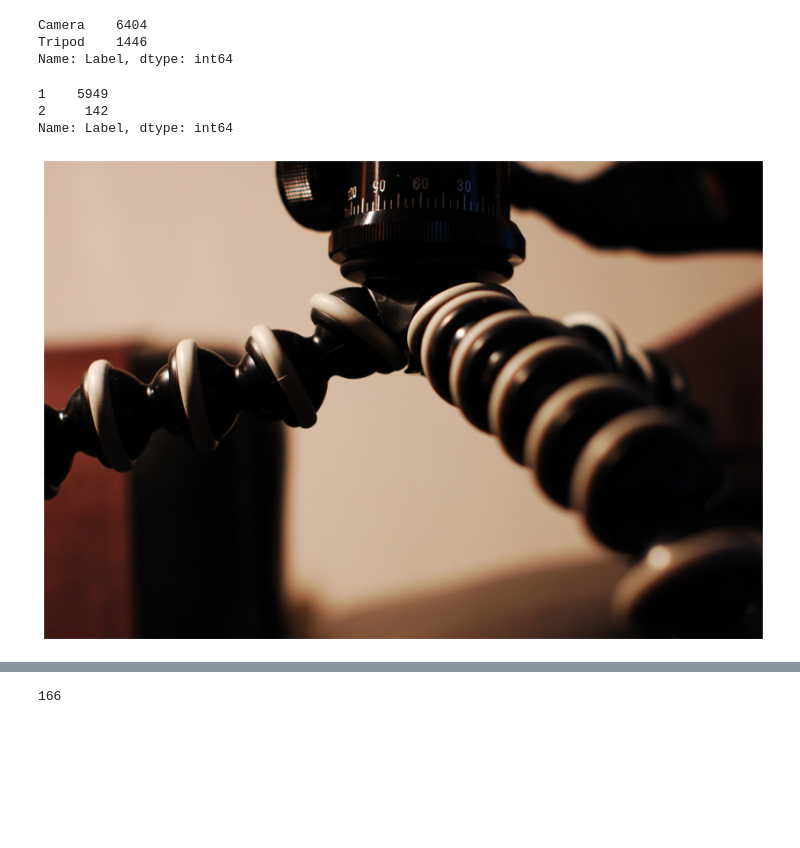
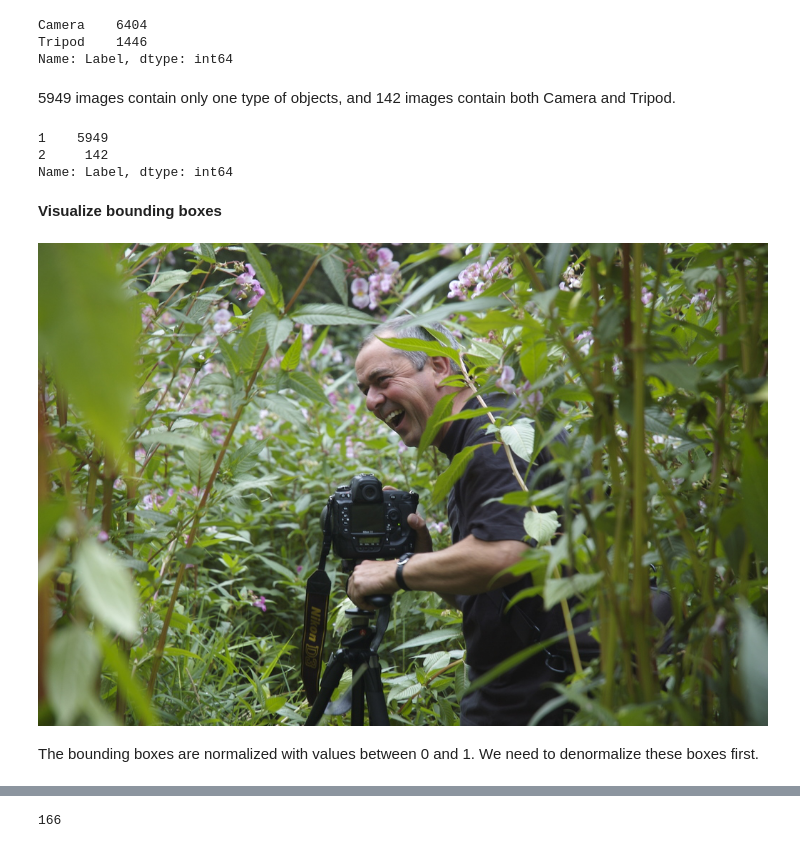
Before and after one commit to chriskhanhtran/object-detection-detectron2, a Jupyter notebook: 01b-open-images.ipynb, the cells around one changed output, grey strips where cells are left out. Drawn from its saved outputs; the diff is of its cells as text; code cells hidden in the pictures; blank space fills up the shorter version.

```diff
--- a/01b-open-images.ipynb
+++ b/01b-open-images.ipynb
@@ -113,4 +127,6 @@ train_data['Label'].value_counts()
 Camera    6404
 Tripod    1446
 Name: Label, dtype: int64
+# %% [markdown]
+5949 images contain only one type of objects, and 142 images contain both Camera and Tripod.
 # %%
@@ -120,14 +135,17 @@ train_data.groupby('ImageID')['Label'].nunique().value_counts()
 1    5949
 2     142
 Name: Label, dtype: int64
-# %%
-# Get if of images having 2 labels
-label_per_img = train_data.groupby('ImageID')['Label'].nunique()
-img_2labels = label_per_img.index[label_per_img == 2].tolist()
-
-# Display a random image having 2 labels
-im = cv2.imread(f"train/Tripod/{np.random.choice(img_2labels)}.jpg")
-im = cv2.cvtColor(im, cv2.COLOR_BGR2RGB)
-plt.imshow(im), plt.axis('off');
-# %% [output]
-[figure, removed]
+# %% [markdown]
+**Visualize bounding boxes**
+# %%
+# Get images containing 2 classes
+label_counts = train_data.groupby('ImageID')['Label'].nunique()
+img_with_two_labels = label_counts.index[label_counts == 2].tolist()
+# %%
+img_id = np.random.choice(img_with_two_labels)
+im = Image.open(f"train/{img_id}.jpg")
+im
+# %% [output]
+[figure, added]
+# %% [markdown]
+The bounding boxes are normalized with values between 0 and 1. We need to denormalize these boxes first.
```
Also changed, not shown: parts of 31 cells of this notebook, 20 other files.
